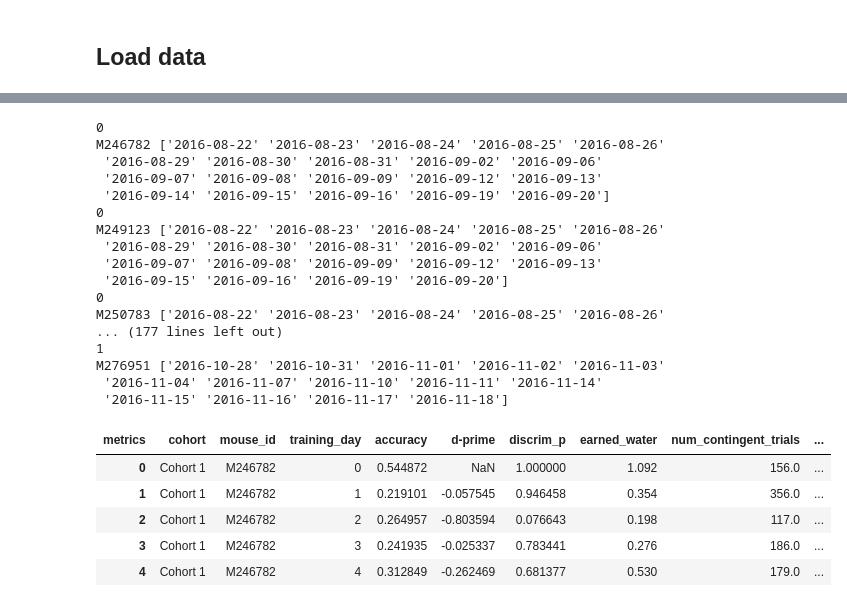
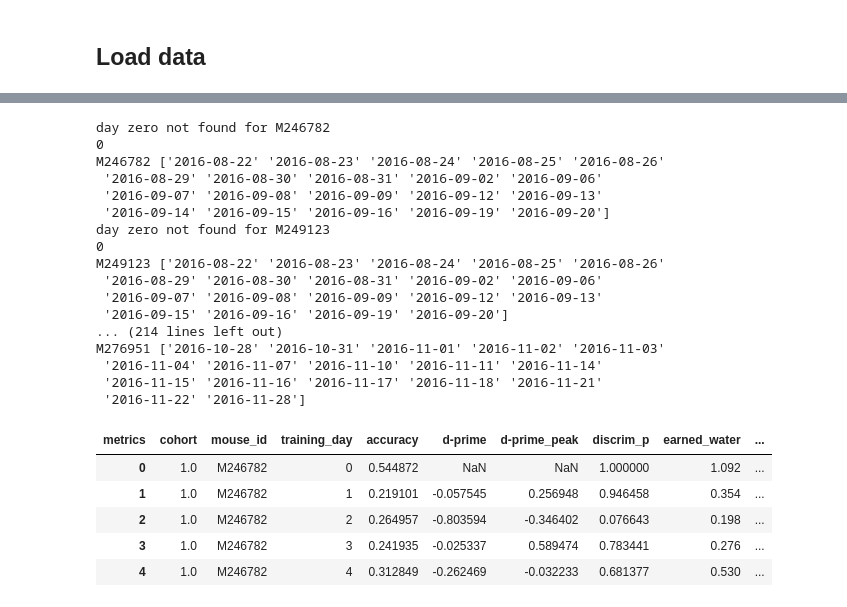
Before and after one commit to AllenInstitute/visual_behavior_analysis, a Jupyter notebook: notebooks/2016.10.26 - Cohort Dashboard.ipynb, the cells around one changed output, grey strips where cells are left out. Drawn from its saved outputs; the diff is of its cells as text; code cells hidden in the pictures.

```diff
--- a/notebooks/2016.10.26 - Cohort Dashboard.ipynb
+++ b/notebooks/2016.10.26 - Cohort Dashboard.ipynb
@@ -126,5 +131,5 @@ Loading c:\users\justink\projects\braintv_behavior_piloting\braintv_pilot\..\dat
 # %%
-df = df.merge(
+trials = trials.merge(
     cohort_assignment,
     how='left',
     on='mouse_id',
@@ -133,0 +137,2 @@ from braintv_pilot.cohorts import day_zero
+# %%
+day_zero = {r['mouse']:r['day_zero'] for _,r in cohort_assignment.iterrows()}
@@ -136,7 +161,7 @@ from braintv_pilot.cohorts import day_zero
 def get_training_day(df_in):
     '''adds a column to the dataframe with the number of unique training days up to that point
          '''
-    coh = cohort_assignment.set_index('mouse_id')['cohort']
+    coh = cohort_assignment.set_index('mouse')['cohort']
 #     print coh
 
     training_day_lookup = {}
@@ -156,71 +181,77 @@ def get_training_day(df_in):
         print mouse,dates
     return df_in.apply(lambda row: training_day_lookup[row['mouse_id']][row['date']],axis=1)
 
-df['training_day'] = get_training_day(df)
+trials['training_day'] = get_training_day(trials)
 
 #df['day_of_week'] = df.startdatetime.dt.weekday_name
 
 ## build arrays for change detection
 
 # df['change'] = ~df['change_frame'].isnull()
-df['change'] = df['trial_type']=='go'
-df['detect'] = df['response']==1.0
+trials['change'] = trials['trial_type']=='go'
+trials['detect'] = trials['response']==1.0
 
 ## calculate reaction times
 
-df['reaction_time'] = df['lick_times'].map(lambda x: x[0] if len(x)>0 else np.nan)
-df['reaction_time'] = df.apply(lambda row: row['reaction_time'] - row['change_time'],axis=1)
+trials['reaction_time'] = trials['lick_times'].map(lambda x: x[0] if len(x)>0 else np.nan)
+trials['reaction_time'] = trials.apply(lambda row: row['reaction_time'] - row['change_time'],axis=1)
 
 ## unwrap the response window
-df['response_window_lower'] = df['response_window'].map(lambda x: x[0])
-df['response_window_upper'] = df['response_window'].map(lambda x: x[1])
+trials['response_window_lower'] = trials['response_window'].map(lambda x: x[0])
+trials['response_window_upper'] = trials['response_window'].map(lambda x: x[1])
 # %% [output]
+day zero not found for M246782
 0
 M246782 ['2016-08-22' '2016-08-23' '2016-08-24' '2016-08-25' '2016-08-26'
  '2016-08-29' '2016-08-30' '2016-08-31' '2016-09-02' '2016-09-06'
  '2016-09-07' '2016-09-08' '2016-09-09' '2016-09-12' '2016-09-13'
  '2016-09-14' '2016-09-15' '2016-09-16' '2016-09-19' '2016-09-20']
+day zero not found for M249123
 0
 M249123 ['2016-08-22' '2016-08-23' '2016-08-24' '2016-08-25' '2016-08-26'
  '2016-08-29' '2016-08-30' '2016-08-31' '2016-09-02' '2016-09-06'
  '2016-09-07' '2016-09-08' '2016-09-09' '2016-09-12' '2016-09-13'
  '2016-09-15' '2016-09-16' '2016-09-19' '2016-09-20']
-0
-M250783 ['2016-08-22' '2016-08-23' '2016-08-24' '2016-08-25' '2016-08-26'
-... (177 lines left out)
-1
+... (214 lines left out)
 M276951 ['2016-10-28' '2016-10-31' '2016-11-01' '2016-11-02' '2016-11-03'
  '2016-11-04' '2016-11-07' '2016-11-10' '2016-11-11' '2016-11-14'
- '2016-11-15' '2016-11-16' '2016-11-17' '2016-11-18']
+ '2016-11-15' '2016-11-16' '2016-11-17' '2016-11-18' '2016-11-21'
+ '2016-11-22' '2016-11-28']
 # %%
 from behaviorist import metrics
 from sklearn.metrics import accuracy_score
+# %%
+def peak_dprime(group):
+    mask = (group['trial_type']!='aborted')
+    _,_,dp = dro.get_response_rates(group[mask],sliding_window=mask.sum())
+    return np.nanmax(dp[int(len(dp)/3):])
 # %%
 def compute_metrics(group):
     result = {
         'accuracy': metrics.discrim(group,'change','detect',metric=accuracy_score),
         'd-prime': metrics.discrim(group,'change','detect',metric=metrics.d_prime),
+        'd-prime_peak': peak_dprime(group),
         'discrim_p': metrics.discrim(group,'change','detect',metric=metrics.discrim_p),
         'response_bias': metrics.response_bias(group,'detect'),
         'earned_water': metrics.earned_water(group),
         'total_water': metrics.total_water(group),
         'num_trials': metrics.num_trials(group),
         'num_contingent_trials': metrics.num_contingent_trials(group),
         'reaction_time_50th%ile': metrics.reaction_times(group,percentile=50),
         'reaction_time_05th%ile': metrics.reaction_times(group,percentile=5),
         'reaction_time_95th%ile': metrics.reaction_times(group,percentile=95),
     }
 
     return pd.Series(result, name='metrics')
 
-water = df.groupby(['cohort','mouse_id','training_day']).apply(compute_metrics).reset_index()
+water = trials.groupby(['cohort','mouse_id','training_day']).apply(compute_metrics).reset_index()
 water['frac_earned_water'] = water['earned_water'] / water['total_water']
 water['reaction_time_spread'] = water['reaction_time_95th%ile'] - water['reaction_time_05th%ile']
 water.head()
 # %% [output]
-| metrics | cohort | mouse_id | training_day | accuracy | d-prime | discrim_p | earned_water | num_contingent_trials | ... |
-| 0 | Cohort 1 | M246782 | 0 | 0.544872 | NaN | 1.000000 | 1.092 | 156.0 | ... |
-| 1 | Cohort 1 | M246782 | 1 | 0.219101 | -0.057545 | 0.946458 | 0.354 | 356.0 | ... |
-| 2 | Cohort 1 | M246782 | 2 | 0.264957 | -0.803594 | 0.076643 | 0.198 | 117.0 | ... |
-| 3 | Cohort 1 | M246782 | 3 | 0.241935 | -0.025337 | 0.783441 | 0.276 | 186.0 | ... |
-| 4 | Cohort 1 | M246782 | 4 | 0.312849 | -0.262469 | 0.681377 | 0.530 | 179.0 | ... |
+| metrics | cohort | mouse_id | training_day | accuracy | d-prime | d-prime_peak | discrim_p | earned_water | ... |
+| 0 | 1.0 | M246782 | 0 | 0.544872 | NaN | NaN | 1.000000 | 1.092 | ... |
+| 1 | 1.0 | M246782 | 1 | 0.219101 | -0.057545 | 0.256948 | 0.946458 | 0.354 | ... |
+| 2 | 1.0 | M246782 | 2 | 0.264957 | -0.803594 | -0.346402 | 0.076643 | 0.198 | ... |
+| 3 | 1.0 | M246782 | 3 | 0.241935 | -0.025337 | 0.589474 | 0.783441 | 0.276 | ... |
+| 4 | 1.0 | M246782 | 4 | 0.312849 | -0.262469 | -0.032233 | 0.681377 | 0.530 | ... |
```
Also changed, not shown: parts of 23 cells of this notebook, 9 other files.
